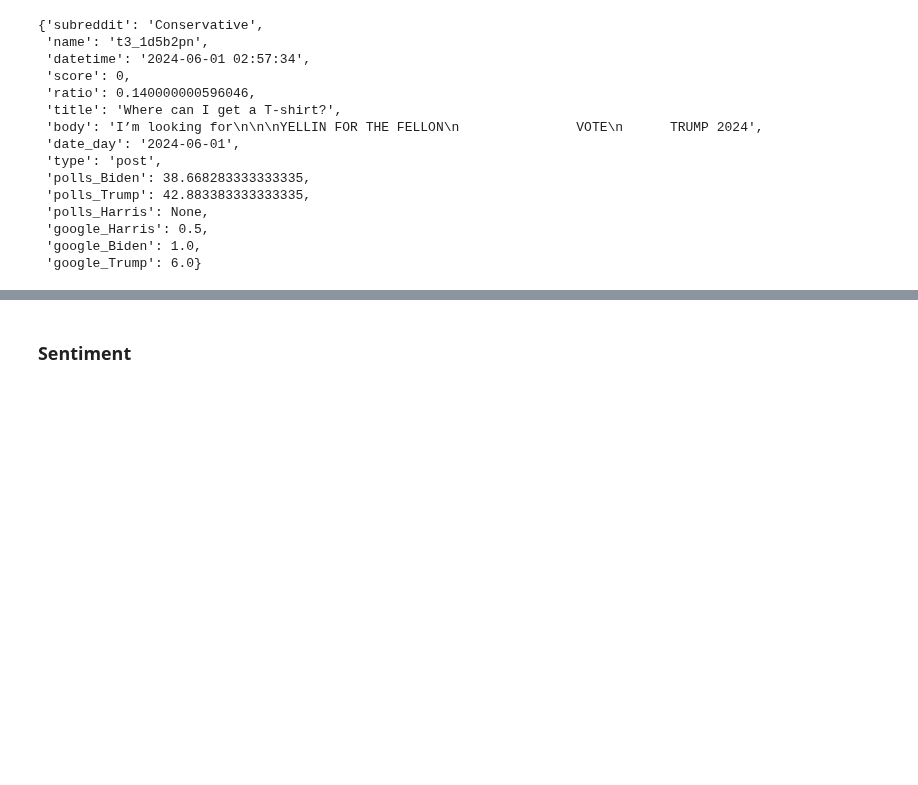
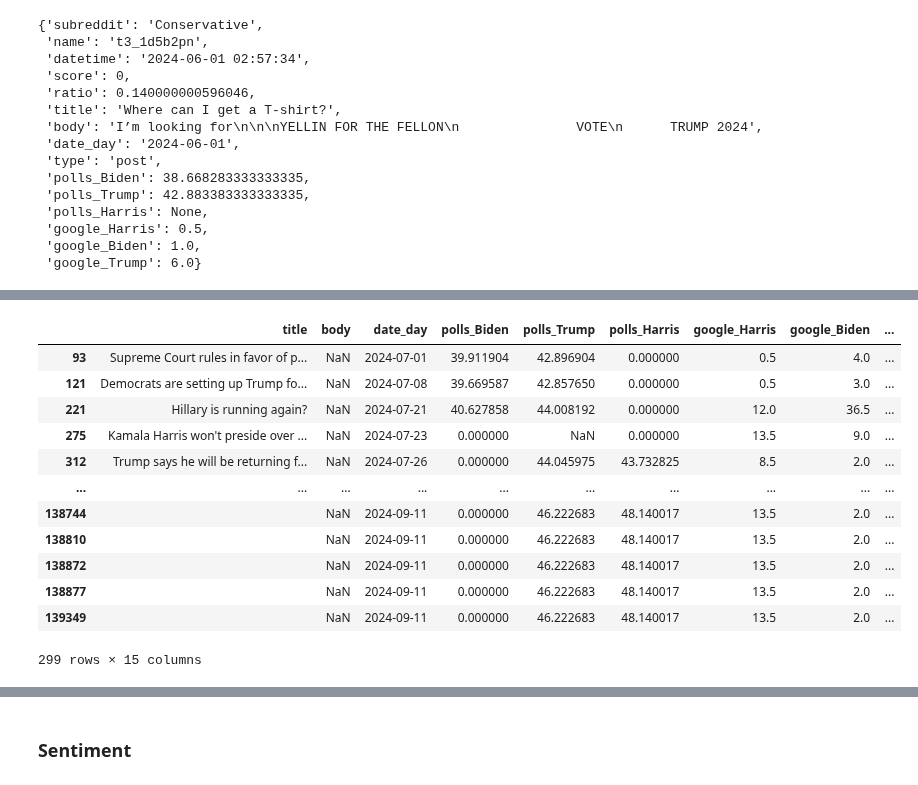
Before and after one commit to bnvulpe/votecore, a Jupyter notebook: scripts/dataset_creation.ipynb, the cells around one changed output, grey strips where cells are left out. Drawn from its saved outputs; the diff is of its cells as text; code cells hidden in the pictures; blank space fills up the shorter version.

```diff
--- a/scripts/dataset_creation.ipynb
+++ b/scripts/dataset_creation.ipynb
@@ -333,0 +359,16 @@ df.to_csv(os.path.join(output_dir, "final_dataset.csv"), index=False)
+# %%
+df[df["body"].isna()]
+# %% [output]
+|  | title | body | date_day | polls_Biden | polls_Trump | polls_Harris | google_Harris | google_Biden | ... |
+| 93 | Supreme Court rules in favor of p... | NaN | 2024-07-01 | 39.911904 | 42.896904 | 0.000000 | 0.5 | 4.0 | ... |
+| 121 | Democrats are setting up Trump fo... | NaN | 2024-07-08 | 39.669587 | 42.857650 | 0.000000 | 0.5 | 3.0 | ... |
+| 221 | Hillary is running again? | NaN | 2024-07-21 | 40.627858 | 44.008192 | 0.000000 | 12.0 | 36.5 | ... |
+| 275 | Kamala Harris won't preside over ... | NaN | 2024-07-23 | 0.000000 | NaN | 0.000000 | 13.5 | 9.0 | ... |
+| 312 | Trump says he will be returning f... | NaN | 2024-07-26 | 0.000000 | 44.045975 | 43.732825 | 8.5 | 2.0 | ... |
+| ... | ... | ... | ... | ... | ... | ... | ... | ... | ... |
+| 138744 |  | NaN | 2024-09-11 | 0.000000 | 46.222683 | 48.140017 | 13.5 | 2.0 | ... |
+| 138810 |  | NaN | 2024-09-11 | 0.000000 | 46.222683 | 48.140017 | 13.5 | 2.0 | ... |
+| 138872 |  | NaN | 2024-09-11 | 0.000000 | 46.222683 | 48.140017 | 13.5 | 2.0 | ... |
+| 138877 |  | NaN | 2024-09-11 | 0.000000 | 46.222683 | 48.140017 | 13.5 | 2.0 | ... |
+| 139349 |  | NaN | 2024-09-11 | 0.000000 | 46.222683 | 48.140017 | 13.5 | 2.0 | ... |
+299 rows × 15 columns
```
Also changed, not shown: parts of 23 cells of this notebook, 2 other files.
